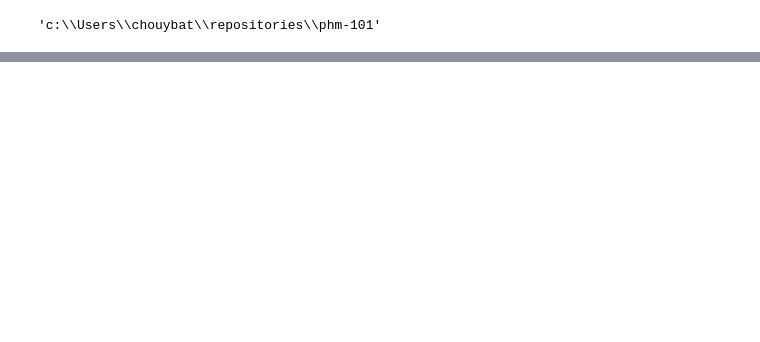
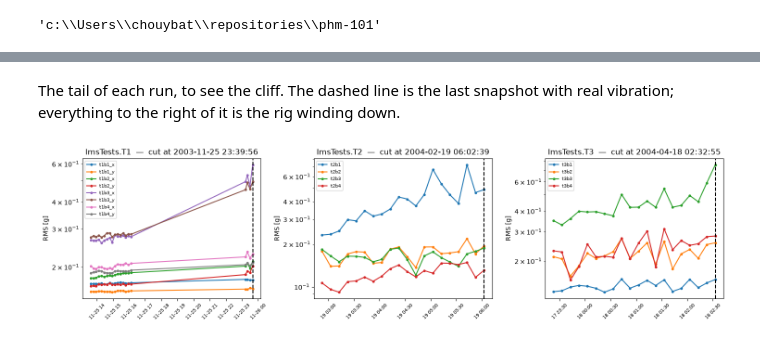
Before and after one commit to imran-git-000/phm-101, a Jupyter notebook: notebooks/ims_eda.ipynb, the cells around one changed output, grey strips where cells are left out. Cells and saved outputs as stored; diff of their text form; code cells hidden in the pictures; blank space fills up the shorter version.

```diff
--- a/notebooks/ims_eda.ipynb
+++ b/notebooks/ims_eda.ipynb
@@ -41,10 +40,0 @@ fig.tight_layout()
-# %%
-def rms(signals):
-    return np.sqrt((signals.astype(np.float64) ** 2).mean(axis=1))
-
-
-plt.figure(figsize=(12, 4))
-plt.plot(times, rms(signals))
-plt.ylabel('RMS [g]')
-plt.title('t2b1_x  (outer race failure)')
-plt.grid(alpha=0.3)
@@ -111,0 +112,9 @@ with one rule fitted across all of them.
+# %%
+shutdown = features[features['rms'] < 0.01]
+print(f'{len(shutdown)} shutdown snapshots still present')
+print(shutdown[['channel', 'timestamp', 'rms']].to_string(index=False))
+
+print('\nlast valid timestamp per test:')
+for test, channels in CHANNELS.items():
+    good = features[features['channel'].isin(channels) & (features['rms'] >= 0.01)]
+    print(f'  {test}: {good["timestamp"].max()}')
@@ -111,0 +131,31 @@ with one rule fitted across all of them.
+# %% [markdown]
+The tail of each run, to see the cliff. The dashed line is the last snapshot with
+real vibration; everything to the right of it is the rig winding down.
+# %%
+valid_end = {
+    test: features[
+        features['channel'].isin(channels) & (features['rms'] >= 0.01)
+    ]['timestamp'].max()
+    for test, channels in CHANNELS.items()
+}
+
+fig, axes = plt.subplots(1, 3, figsize=(15, 4))
+
+for ax, (test, channels) in zip(axes, CHANNELS.items(), strict=False):
+    tail = features[features['channel'].isin(channels)]
+    cutoff = tail['timestamp'].drop_duplicates().nlargest(20).min()
+    tail = tail[tail['timestamp'] >= cutoff]
+
+    for channel, group in tail.groupby('channel'):
+        ax.plot(group['timestamp'], group['rms'], marker='o', ms=3, label=channel)
+
+    ax.axvline(valid_end[test], ls='--', c='black')
+    ax.set_yscale('log')
+    ax.set_title(f'{test}  —  cut at {valid_end[test]}')
+    ax.set_ylabel('RMS [g]')
+    ax.tick_params(axis='x', labelrotation=45, labelsize=7)
+    ax.legend(fontsize=7)
+
+fig.tight_layout()
+# %% [output]
+[figure, added]
```
Also changed, not shown: parts of 25 cells of this notebook.
